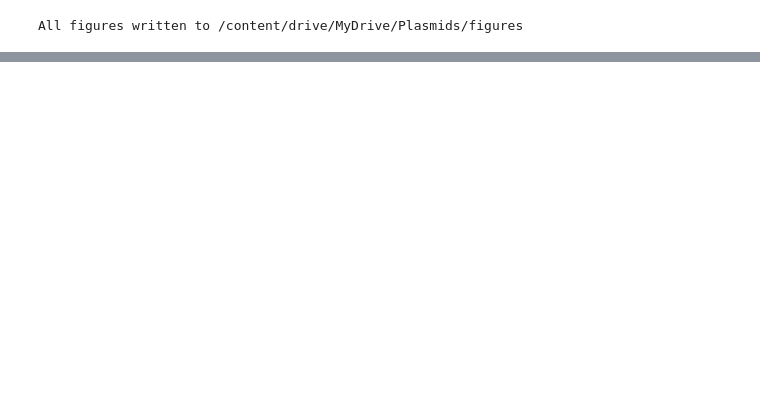
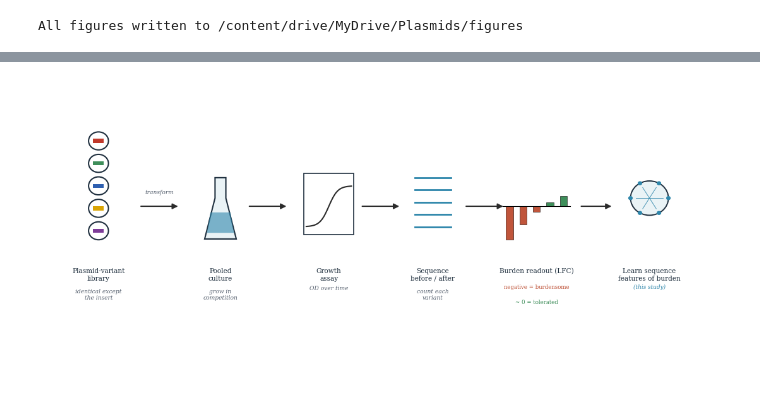
Before and after one commit to bdashti/Latest-Plasmid-Model, a Jupyter notebook: Copy_of_Phase_3_Figures_colab_v2.ipynb, the cells around one changed output, grey strips where cells are left out. Saved outputs shown, nothing was run; the diff lists cells and outputs as text; code cells hidden in the pictures; blank space fills up the shorter version.

```diff
--- a/Copy_of_Phase_3_Figures_colab_v2.ipynb
+++ b/Copy_of_Phase_3_Figures_colab_v2.ipynb
@@ -596,0 +857,80 @@ All figures written to /content/drive/MyDrive/Plasmids/figures
+# %%
+# =====================================================================
+# FIGURE 3 - Degenerate-library fitness assay workflow (Colab-runnable)
+# Styled after Copeman thesis Fig 2.1: horizontal icon workflow.
+# Place in BACKGROUND 2.2, after: "...an LFC near zero means it was tolerated."
+# =====================================================================
+import matplotlib.pyplot as plt
+from matplotlib.patches import FancyBboxPatch, FancyArrowPatch, Circle, Rectangle, Polygon
+import matplotlib as mpl, numpy as np
+mpl.rcParams.update({'font.family':'serif','font.size':9})
+TEAL='#2E86AB'; NAVY='#20303F'; GREY='#5A6472'; RED='#C0553B'; GREEN='#3E8E5A'; INK='#2B2B2B'; LIGHT='#EAF3F6'
+
+fig, ax = plt.subplots(figsize=(11.0, 4.8)); ax.set_xlim(0,15); ax.set_ylim(0,7); ax.axis('off')
+
+def label(x,y,t,fs=7.6): ax.text(x,y,t,ha='center',va='top',fontsize=fs,color=NAVY)
+def step(x,y,t): ax.text(x,y,t,ha='center',va='center',fontsize=6.6,color=GREY,style='italic')
+def arrow(x1,y1,x2,y2,c=INK): ax.add_patch(FancyArrowPatch((x1,y1),(x2,y2),arrowstyle='-|>',mutation_scale=13,lw=1.4,color=c))
+
+# ---- 1. Pool of variants (stacked plasmid circles w/ colored inserts) ----
+cols=['#C0392B','#3E8E5A','#2E5FB0','#D9A404','#7D3C98','#1C86C6']
+for k in range(5):
+    y=5.6-k*0.55
+    ax.add_patch(Circle((1.2,y),0.22,fc='none',ec=NAVY,lw=1.5))
+    ax.add_patch(Rectangle((1.08,y-0.05),0.24,0.10,fc=cols[k],ec='none'))
+label(1.2,2.5,"Plasmid-variant\nlibrary")
+step(1.2,1.85,"identical except\nthe insert")
+
+arrow(2.1,4.0,3.0,4.0); step(2.55,4.35,"transform")
+
+# ---- 2. Bacterial culture (flask) ----
+fx=3.9
+ax.add_patch(Polygon([(fx-0.35,3.2),(fx-0.12,4.2),(fx-0.12,4.7),(fx+0.12,4.7),(fx+0.12,4.2),(fx+0.35,3.2)],closed=True,fc=LIGHT,ec=NAVY,lw=1.5))
+ax.add_patch(Polygon([(fx-0.30,3.35),(fx+0.30,3.35),(fx+0.22,3.85),(fx-0.22,3.85)],closed=True,fc=TEAL,ec='none',alpha=0.6))
+label(fx,2.5,"Pooled\nculture")
+step(fx,1.85,"grow in\ncompetition")
+
+arrow(fx+0.6,4.0,fx+1.5,4.0)
+
+# ---- 3. Growth assay (OD curve) ----
+gx=6.3
+ax.add_patch(Rectangle((gx-0.55,3.3),1.1,1.5,fc='white',ec=NAVY,lw=1.2))
+xx=np.linspace(0,1,50); ax.plot(gx-0.5+xx*1.0, 3.5+1.0/(1+np.exp(-(xx-0.5)*10)), color=INK, lw=1.5)
+label(gx,2.5,"Growth\nassay")
+step(gx,2.0,"OD over time")
+
+arrow(gx+0.7,4.0,gx+1.6,4.0)
+
+# ---- 4. Sequencing (reads) ----
+sx=8.6
+for i,yy in enumerate(np.linspace(3.5,4.7,5)):
+    ax.plot([sx-0.4,sx+0.4],[yy,yy],color=TEAL,lw=2)
+label(sx,2.5,"Sequence\nbefore / after")
+step(sx,1.85,"count each\nvariant")
+
+arrow(sx+0.7,4.0,sx+1.6,4.0)
+
+# ---- 5. LFC readout (bar chart up/down) ----
+lx=10.9
+vals=[-0.9,-0.5,-0.15,0.1,0.28]; bxs=np.linspace(lx-0.6,lx+0.6,5)
+for x,v in zip(bxs,vals): ax.add_patch(Rectangle((x-0.08,4.0),0.16,v*0.9,fc=RED if v<0 else GREEN,ec='black',lw=0.4))
+ax.plot([lx-0.75,lx+0.75],[4.0,4.0],color='black',lw=0.8)
+label(lx,2.5,"Burden readout (LFC)")
+ax.text(lx,2.0,"negative = burdensome",fontsize=6.2,color=RED,ha='center')
+ax.text(lx,1.62,"~ 0 = tolerated",fontsize=6.2,color=GREEN,ha='center')
+
+arrow(lx+0.95,4.0,lx+1.7,4.0)
+
+# ---- 6. ML / patterns (this study) ----
+mx=13.4
+ax.add_patch(Circle((mx,4.2),0.42,fc=LIGHT,ec=NAVY,lw=1.4))
+for a in np.linspace(0,2*np.pi,7)[:-1]:
+    ax.add_patch(Circle((mx+0.42*np.cos(a),4.2+0.42*np.sin(a)),0.05,fc=TEAL,ec='none'))
+    ax.plot([mx,mx+0.30*np.cos(a)],[4.2,4.2+0.30*np.sin(a)],color=TEAL,lw=0.6)
+label(mx,2.5,"Learn sequence\nfeatures of burden")
+ax.text(mx,2.0,"(this study)",fontsize=6.4,color=TEAL,ha='center',style='italic')
+
+plt.tight_layout(); plt.savefig('figure3_assay_schematic.png',dpi=400,bbox_inches='tight')
+print("saved")
+# from google.colab import files; files.download('figure3_assay_schematic.png')
+# %% [output]
@@ -596,0 +938 @@ All figures written to /content/drive/MyDrive/Plasmids/figures
+[figure, added]
```
Also changed, not shown: parts of 4 cells of this notebook.
